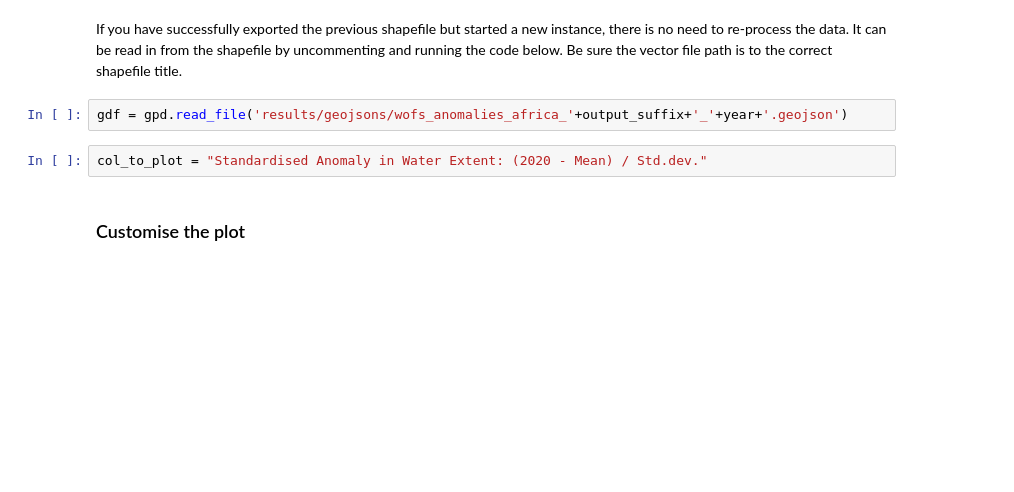
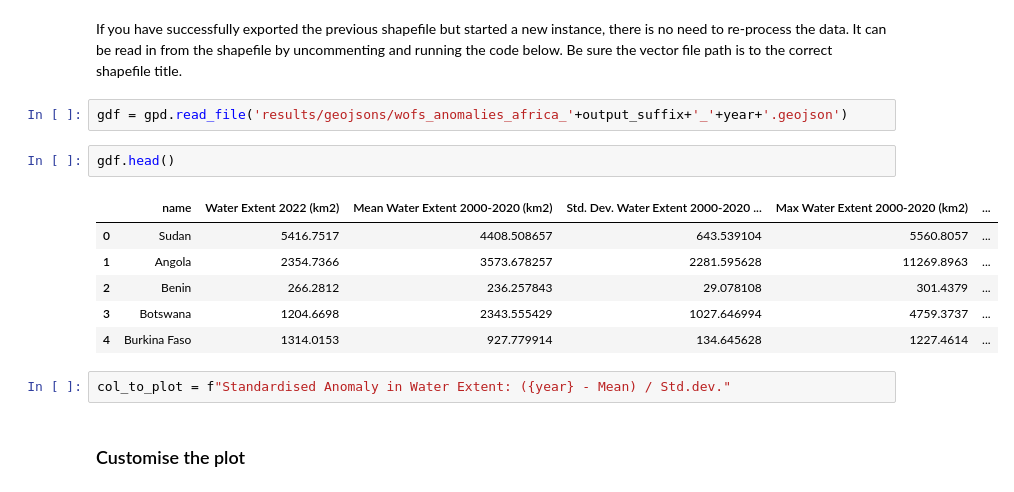
Before and after one commit to digitalearthafrica/wofs-validation, a Jupyter notebook: 03_Figures_for_paper/WOfS_anomalies.ipynb, the cells around one changed output. Saved outputs shown, nothing was run; the diff lists cells and outputs as text; blank space fills up the shorter version.

```diff
--- a/03_Figures_for_paper/WOfS_anomalies.ipynb
+++ b/03_Figures_for_paper/WOfS_anomalies.ipynb
@@ -238,8 +227,17 @@ gdf_simple.explore(
 If you have successfully exported the previous shapefile but started a new instance, there is no need to re-process the data. It can be read in from the shapefile by uncommenting and running the code below. Be sure the vector file path is to the correct shapefile title.
 # %%
 gdf = gpd.read_file('results/geojsons/wofs_anomalies_africa_'+output_suffix+'_'+year+'.geojson')
+# %%
+gdf.head()
+# %% [output]
+|  | name | Water Extent 2022 (km2) | Mean Water Extent 2000-2020 (km2) | Std. Dev. Water Extent 2000-2020 ... | Max Water Extent 2000-2020 (km2) | ... |
+| 0 | Sudan | 5416.7517 | 4408.508657 | 643.539104 | 5560.8057 | ... |
+| 1 | Angola | 2354.7366 | 3573.678257 | 2281.595628 | 11269.8963 | ... |
+| 2 | Benin | 266.2812 | 236.257843 | 29.078108 | 301.4379 | ... |
+| 3 | Botswana | 1204.6698 | 2343.555429 | 1027.646994 | 4759.3737 | ... |
+| 4 | Burkina Faso | 1314.0153 | 927.779914 | 134.645628 | 1227.4614 | ... |
 # %%
-col_to_plot = "Standardised Anomaly in Water Extent: (2020 - Mean) / Std.dev."
+col_to_plot = f"Standardised Anomaly in Water Extent: ({year} - Mean) / Std.dev."
 # %% [markdown]
 ### Customise the plot
 # %%
```
Also changed, not shown: parts of 4 cells of this notebook.
